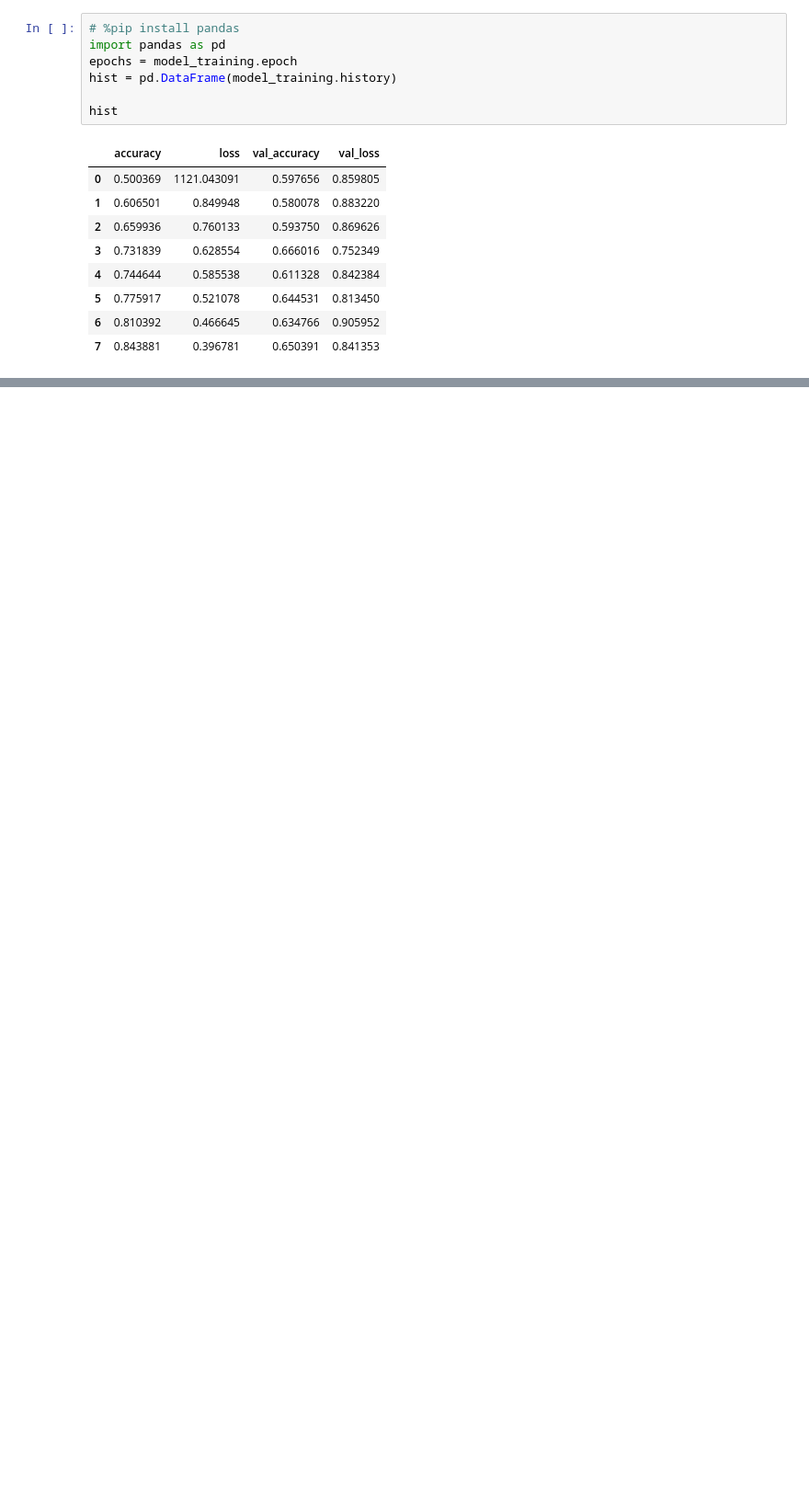
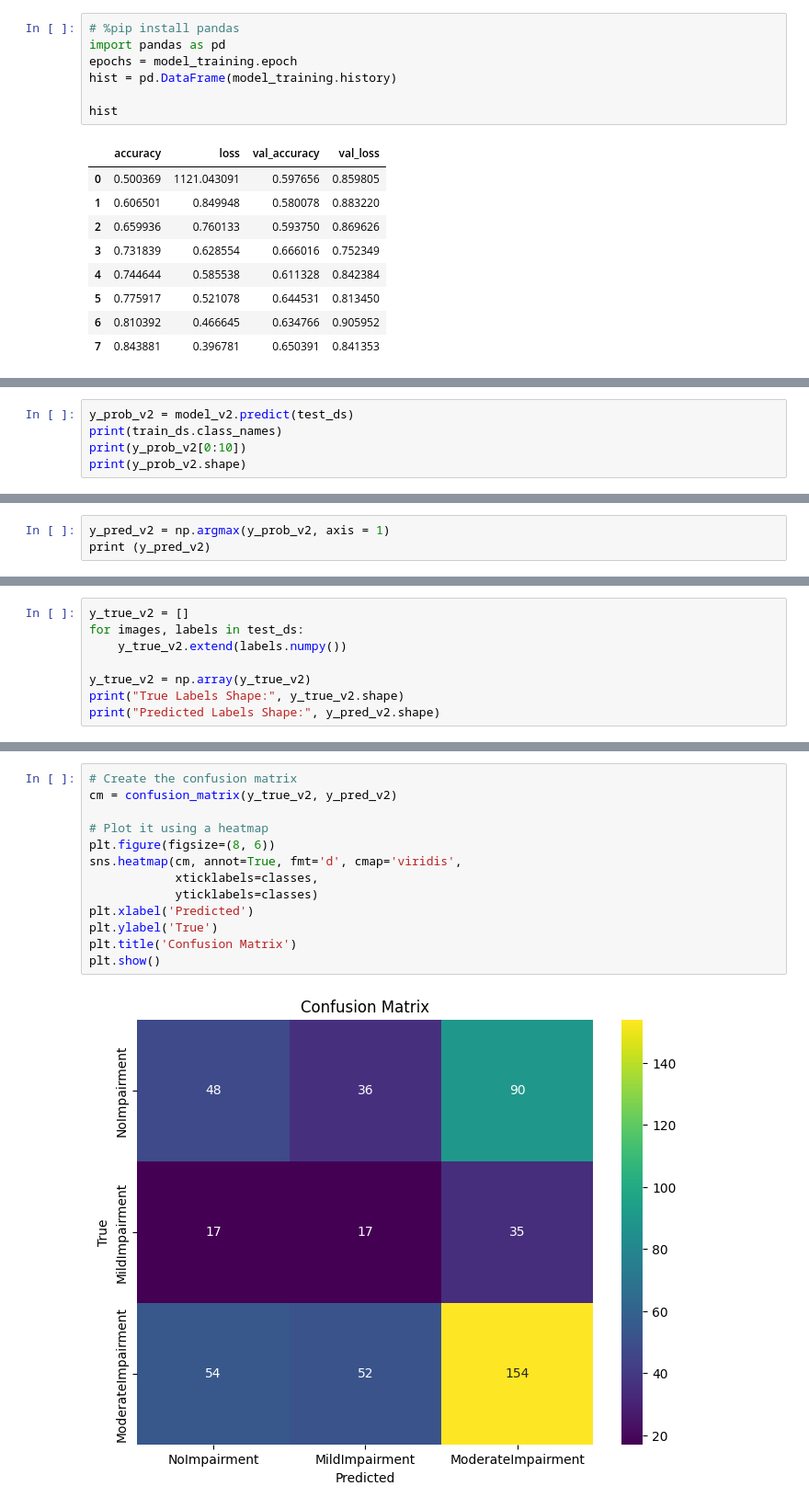
Before and after one commit to ryadl14/dementia_classifier, a Jupyter notebook: scripts/script.ipynb, the cells around one changed output, grey strips where cells are left out. Shown at 92% size. Saved outputs shown, nothing was run; the diff lists cells and outputs as text; blank space fills up the shorter version.

```diff
--- a/scripts/script.ipynb
+++ b/scripts/script.ipynb
@@ -339,0 +456,5 @@ IndexError: too many indices for array: array is 0-dimensional, but 2 were index
+# %%
+y_prob_v2 = model_v2.predict(test_ds)
+print(train_ds.class_names)
+print(y_prob_v2[0:10])
+print(y_prob_v2.shape)
@@ -339,0 +475,3 @@ IndexError: too many indices for array: array is 0-dimensional, but 2 were index
+# %%
+y_pred_v2 = np.argmax(y_prob_v2, axis = 1)
+print (y_pred_v2)
@@ -339,0 +493,8 @@ IndexError: too many indices for array: array is 0-dimensional, but 2 were index
+# %%
+y_true_v2 = []
+for images, labels in test_ds:
+    y_true_v2.extend(labels.numpy())
+
+y_true_v2 = np.array(y_true_v2)
+print("True Labels Shape:", y_true_v2.shape)
+print("Predicted Labels Shape:", y_pred_v2.shape)
@@ -339,0 +516,15 @@ IndexError: too many indices for array: array is 0-dimensional, but 2 were index
+# %%
+# Create the confusion matrix
+cm = confusion_matrix(y_true_v2, y_pred_v2)
+
+# Plot it using a heatmap
+plt.figure(figsize=(8, 6))
+sns.heatmap(cm, annot=True, fmt='d', cmap='viridis',
+            xticklabels=classes,
+            yticklabels=classes)
+plt.xlabel('Predicted')
+plt.ylabel('True')
+plt.title('Confusion Matrix')
+plt.show()
+# %% [output]
+[figure, added]
```
Also changed, not shown: parts of 24 cells of this notebook.
